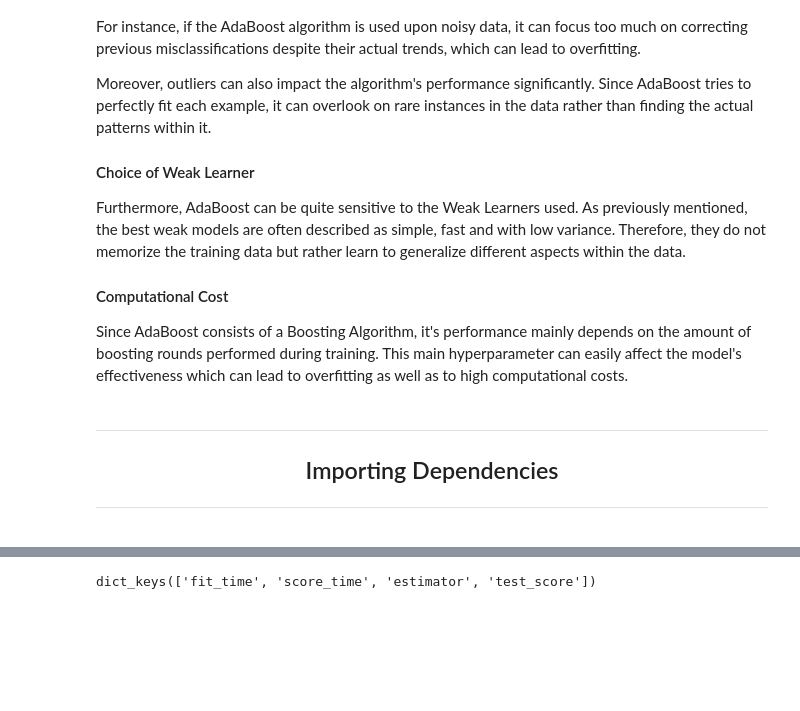
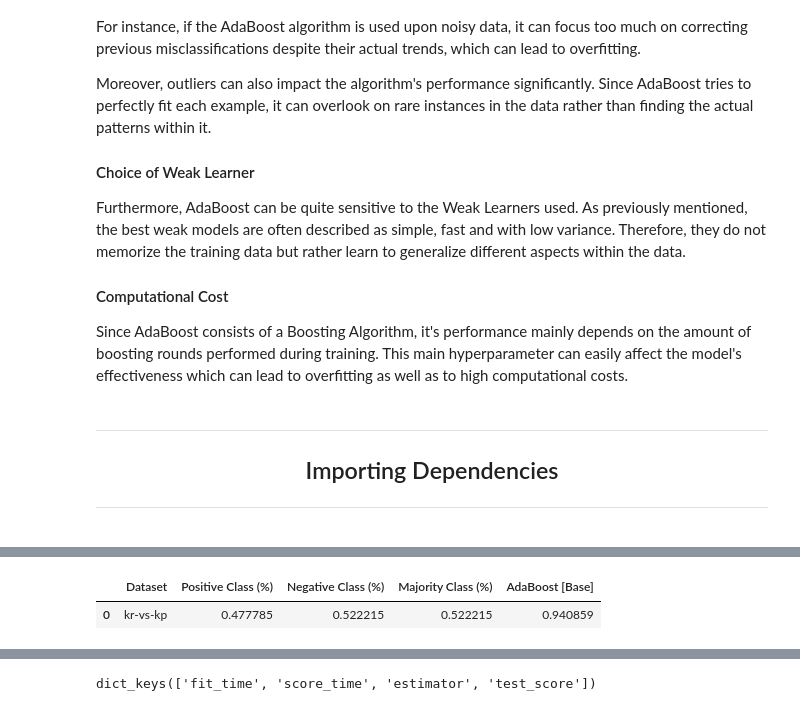
Before and after one commit to EstevesX10/ML1-AdaBoost-Analysis-Optimization, a Jupyter notebook: AdaBoost/AdaBoost.ipynb, the cells around one changed output, grey strips where cells are left out. Cells and saved outputs as stored; diff of their text form; code cells hidden in the pictures; blank space fills up the shorter version.

```diff
--- a/AdaBoost/AdaBoost.ipynb
+++ b/AdaBoost/AdaBoost.ipynb
@@ -182,6 +185,12 @@ from sklearn.model_selection import cross_validate
 # %%
 name, X, y = Fetch_X_y(3)
 dt = AdaBoost()
+# %%
+df = Evaluate_Models(my_tasks, [AdaBoost()], ['AdaBoost [Base]'])
+df
+# %% [output]
+|  | Dataset | Positive Class (%) | Negative Class (%) | Majority Class (%) | AdaBoost [Base] |
+| 0 | kr-vs-kp | 0.477785 | 0.522215 | 0.522215 | 0.940859 |
 # %%
 # Set the K-Fold cross-validation
 kf = KFold(n_splits=5, shuffle=True, random_state=123)
```
Also changed, not shown: parts of 5 cells of this notebook, 2 other files.
